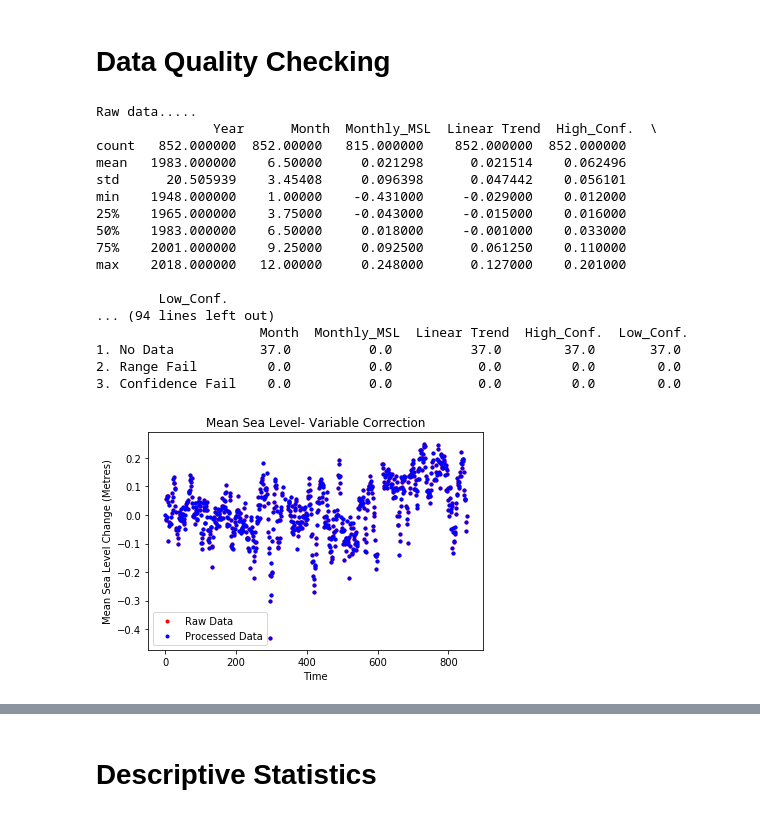
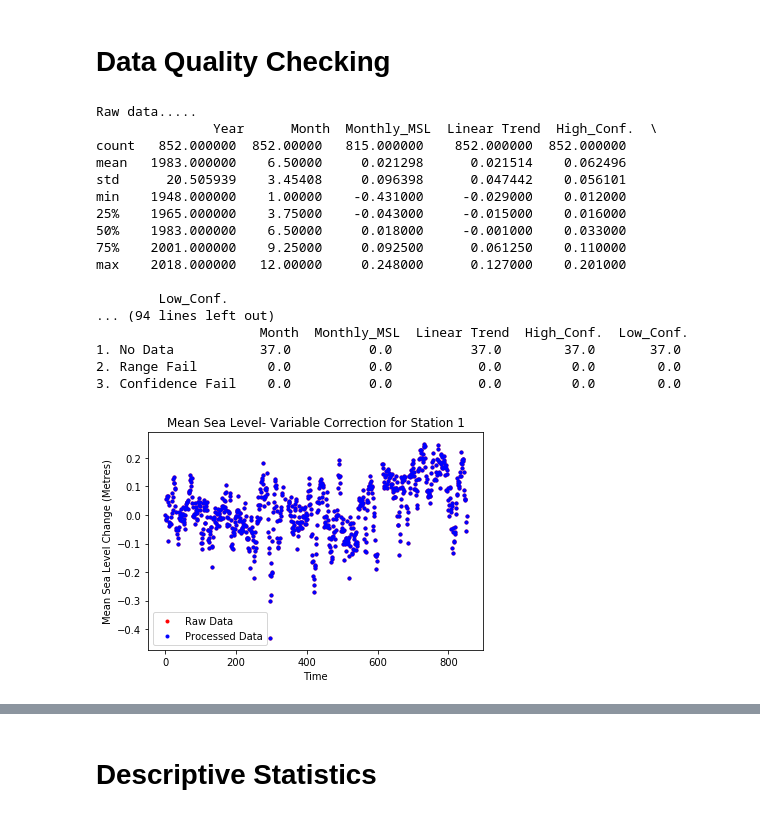
Before and after one commit to avnika16/EAPS651Project, a Jupyter notebook: DataQualityChecking-checkpoint.ipynb, the cells around one changed output, grey strips where cells are left out. Saved outputs shown, nothing was run; the diff lists cells and outputs as text; code cells hidden in the pictures.

```diff
--- a/DataQualityChecking-checkpoint.ipynb
+++ b/DataQualityChecking-checkpoint.ipynb
@@ -8,0 +11,3 @@ import pmdarima as pm
+# %%
+f1= input("Enter Station 1 file name: ") #Guam- 1630000_meantrend.csv
+print('Your file: ' + f1)
@@ -183,10 +131,10 @@ def check3_poorconfidence(DataDF, ReplacedValuesDF):
     ReplacedValuesDF.loc["3. Confidence Fail",:] = DataDF.isna().sum() - totalnochg
     return( DataDF, ReplacedValuesDF )
 # %%
-#Data Quality Check for Guam
+#Data Quality Check for Station 1
 
 
-fileName = "1630000_meantrend.csv"
+fileName = f1
 DataDF, ReplacedValuesDF = ReadData(fileName)
 
 print("\nRaw data.....\n", DataDF.describe())
@@ -211,32 +159,32 @@ print("\nFinal changed values counts.....\n", ReplacedValuesDF)
 Open= ReadData('1630000_meantrend.csv')
 RawData = Open[0]
 
 #Plotting Raw and Processed Data
 plot1= plt.figure()
 ax1= plot1.add_subplot(111)
 ax1.scatter(x=DataDF.index.values, y=RawData['Monthly_MSL'], marker='.', label="Raw Data", color = "red")
 ax1.scatter(x=DataDF.index.values, y=DataDF['Monthly_MSL'],  marker='.', label='Processed Data', color = "blue")
 plt.xlabel('Time')
 plt.ylabel('Mean Sea Level Change (Metres)')
-plt.title('Mean Sea Level- Variable Correction')
+plt.title('Mean Sea Level- Variable Correction for Station 1')
 plt.legend(loc = 'lower left')
 DataDFG=DataDF
 # %% [output]
 Raw data.....
                Year      Month  Monthly_MSL  Linear Trend  High_Conf.  \
 count   852.000000  852.00000   815.000000    852.000000  852.000000
 mean   1983.000000    6.50000     0.021298      0.021514    0.062496
 std      20.505939    3.45408     0.096398      0.047442    0.056101
 min    1948.000000    1.00000    -0.431000     -0.029000    0.012000
 25%    1965.000000    3.75000    -0.043000     -0.015000    0.016000
 50%    1983.000000    6.50000     0.018000     -0.001000    0.033000
 75%    2001.000000    9.25000     0.092500      0.061250    0.110000
 max    2018.000000   12.00000     0.248000      0.127000    0.201000
 
         Low_Conf.
 ... (94 lines left out)
                      Month  Monthly_MSL  Linear Trend  High_Conf.  Low_Conf.
 1. No Data           37.0          0.0          37.0        37.0       37.0
 2. Range Fail         0.0          0.0           0.0         0.0        0.0
 3. Confidence Fail    0.0          0.0           0.0         0.0        0.0
-[figure, old version]
+[figure, new version]
```
Also changed, not shown: parts of 39 cells of this notebook.
